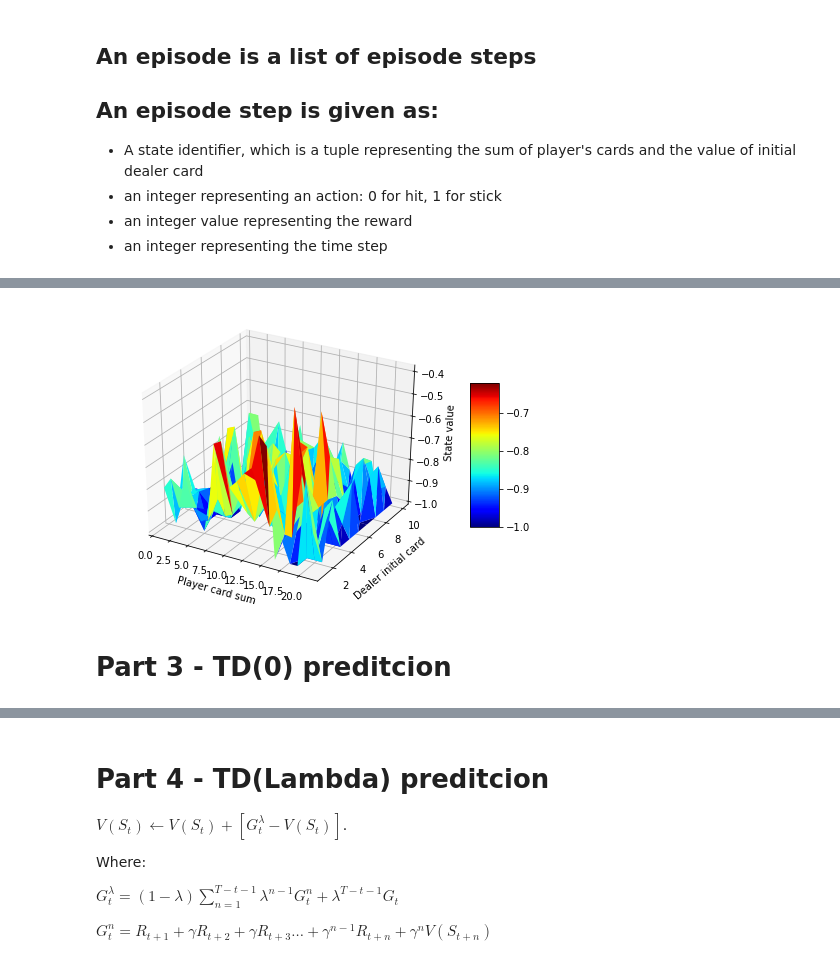
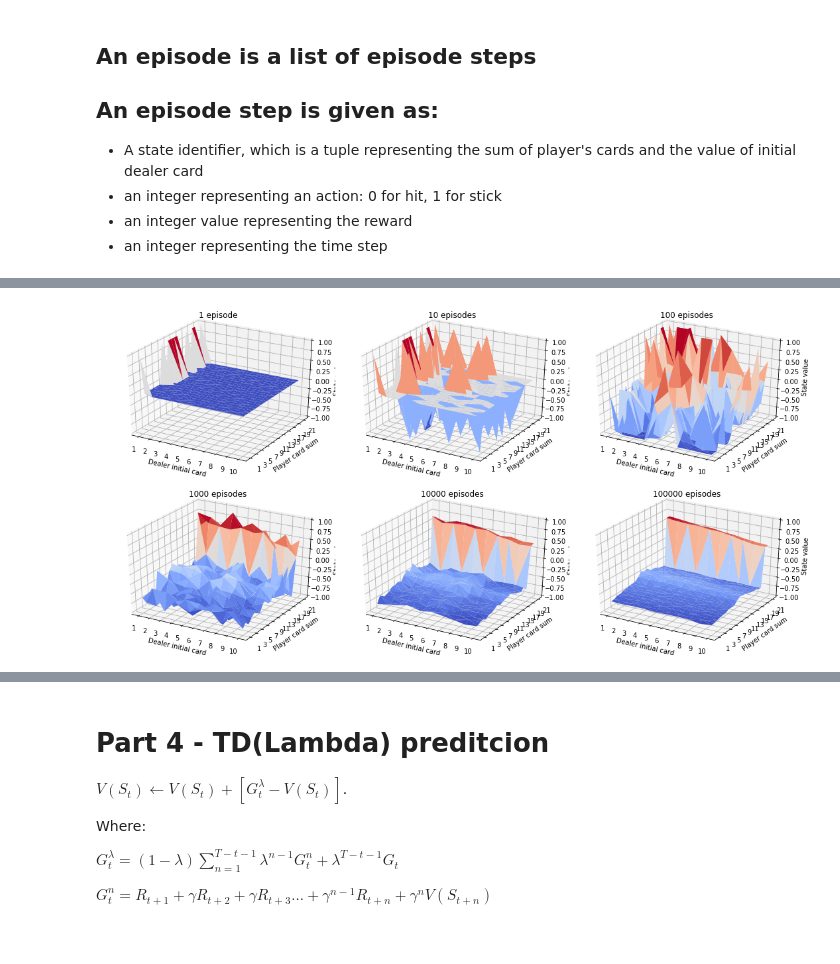
Before and after one commit to renato-scaroni/ReinforcementLearning-knowledgeBase, a Jupyter notebook: Implementations/easy21/Easy21-scaroni.ipynb, the cells around one changed output, grey strips where cells are left out. Drawn from its saved outputs; the diff is of its cells as text; code cells hidden in the pictures.

```diff
--- a/Implementations/easy21/Easy21-scaroni.ipynb
+++ b/Implementations/easy21/Easy21-scaroni.ipynb
@@ -253,10 +333,7 @@ def plotValueFunction(vPi):
 numberOfEpisodes = 1000
 
 # Generate episode Sample for default Policy
-episodesDefaultPlayerPolicy = []
-game = Game(DefaultPlayerPolicy())
-for i in range(numberOfEpisodes):
-    episodesDefaultPlayerPolicy.append(game.SimulateEpisode())
+episodesDefaultPlayerPolicy = Game(DefaultPlayerPolicy()).SimulateMultipleEpisodes(numberOfEpisodes)
 # %%
 ##################################################################################################
 #                                         Arbitrary Policy                                       #
@@ -271,7 +348,4 @@ class ArbitraryPlayerPolicy(Policy):
 
 numberOfEpisodes = 1000
 
-episodesArbitraryPlayerPolicy = []
-game = Game(ArbitraryPlayerPolicy())
-for i in range(numberOfEpisodes):
-    episodesArbitraryPlayerPolicy.append(game.SimulateEpisode())
+episodesArbitraryPlayerPolicy = Game(ArbitraryPlayerPolicy()).SimulateMultipleEpisodes(numberOfEpisodes)
@@ -282,19 +362,19 @@ for i in range(numberOfEpisodes):
 #            Definition of first-visit Monte Carlo method for policy prediction                  #
 ##################################################################################################
 
-def MonteCarloPrediction(episodes):
+def MonteCarloPrediction(episodes, gamma=1):
     # Generic Monte Carlo initialization
-    v = defaultdict(lambda: 0)
-    returns = defaultdict(lambda: [])
-    n = defaultdict(lambda: 0)
+    v = dict.fromkeys(product(range(1, 22), range(1, 11)), 0)
+    n = dict.fromkeys(product(range(1, 22), range(1, 11)), 0)
     # Monte Carlo Prediction for given policy
     for episode in episodes:
         G = 0
         firstVisit = getFirstVisits(episode)
         for e in reversed(episode):
-            G = G + e.reward
+            G = gamma*G + e.reward
+#             print (e, G, firstVisit, e.timeStep)
             if firstVisit[e.state] == e.timeStep:
-                returns[e.state].append(G)
                 n[e.state] += 1
                 v[e.state] += 1/n[e.state] * (G - v[e.state])
+
     return list(v.items())
@@ -311,12 +381,14 @@ plotValueFunction(v)
-# %%
-##################################################################################################
-# Monte Carlo for Arbitrary Policy episodes
-##################################################################################################
-
-v = MonteCarloPrediction(episodesArbitraryPlayerPolicy)
-
-plotValueFunction(v)
-# %% [output]
-[figure, removed]
-# %% [markdown]
-# Part 3 - TD(0) preditcion
+# %%
+##################################################################################################
+# Monte Carlo for Default Policy episodes
+##################################################################################################
+
+vs = []
+sizes = [1, 10, 100, 1000, 10000, 100000]
+for i in sizes:
+    episodes = Game(DefaultPlayerPolicy()).SimulateMultipleEpisodes(i)
+    vs.append(MonteCarloPrediction(episodes))
+
+plotMutipleValueFunction(vs, sizes)
+# %% [output]
+[figure, added]
```
Also changed, not shown: parts of 29 cells of this notebook, 1 other file.
